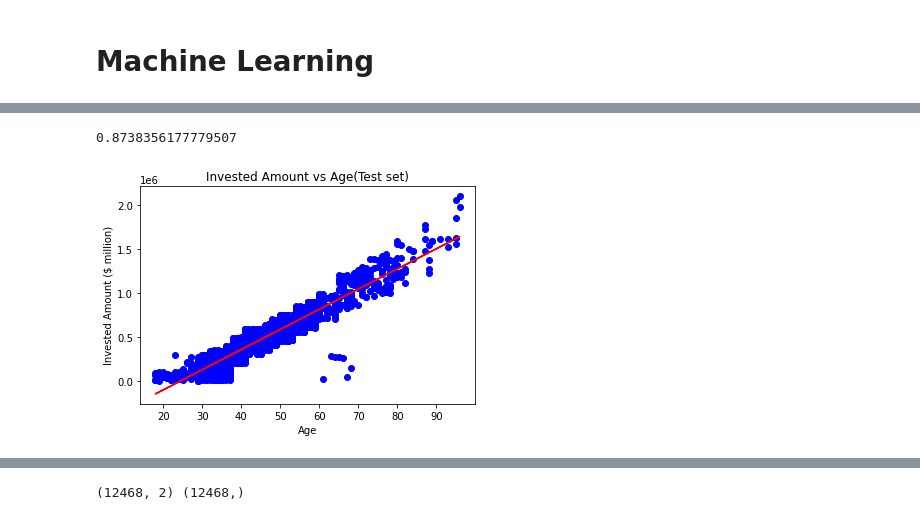
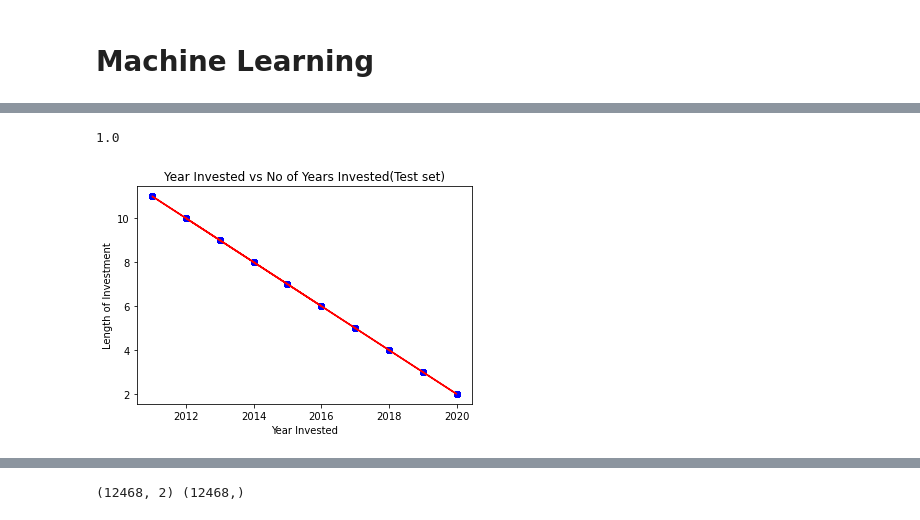
Before and after one commit to spag28/UCDPA_BethCartledge, a Jupyter notebook: Project.ipynb, the cells around one changed output, grey strips where cells are left out. Drawn from its saved outputs; the diff is of its cells as text; code cells hidden in the pictures.

```diff
--- a/Project.ipynb
+++ b/Project.ipynb
@@ -903,36 +768,40 @@ Client.head()
 | 3 | 2014 | Sutherland LLC | 0 | 18 | NJ | United States | Alternative | 68607 | ... |
 | 4 | 2012 | Museums in the Park | 1 | 18 | IL | United States | Alternative | 19391 | ... |
 # %%
+#using the new column in the dataframe
+#check that the prediction accuracy is 1
+#as there is a direct correlation between the year invested and number of years since invested
+
 import numpy as np
 import pandas as pd
 from sklearn.linear_model import LinearRegression
 from sklearn.model_selection import train_test_split
 import matplotlib.pyplot as plt
 from matplotlib.ticker import FormatStrFormatter
 
-X = Client['AGE'].values #independent variable array = YEARS_SINCE_INV
-y = Client['NET_ASSET_VALUE'].values #dependent variable vector = NET_ASSET_VALUE
+X = Client['FIRST_INV_DATE'].values #independent variable array = YEARS_SINCE_INV
+y = Client['YEARS_SINCE_INV'].values #dependent variable vector = NET_ASSET_VALUE
 
 
 X_train, X_test, y_train, y_test = train_test_split(X, y, test_size = 0.2, random_state=0)
 
 X_train = X_train.reshape(-1,1)
 X_test = X_test.reshape(-1,1)
 
 regr = LinearRegression()
 regr.fit(X_train,y_train)
 print(regr.score(X_test, y_test))
 y_pred = regr.predict(X_test)
 
 plt.scatter(X_test, y_test, color='b')
 plt.plot(X_test,y_pred, color='r')
 
-plt.title('Invested Amount vs Age(Test set)')
+plt.title('Year Invested vs No of Years Invested(Test set)')
 
-plt.xlabel('Age')
-plt.ylabel('Invested Amount ($ million)')
+plt.xlabel('Year Invested')
+plt.ylabel('Length of Investment')
 
 plt.show()
 # %% [output]
-0.8738356177779507
+1.0
-[figure, old version]
+[figure, new version]
```
Also changed, not shown: parts of 41 cells of this notebook.
